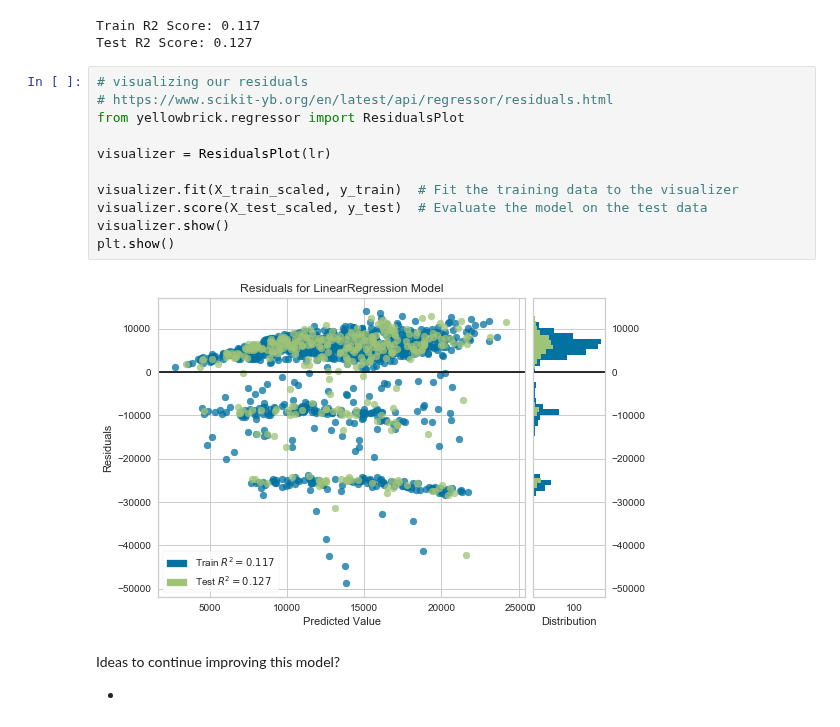
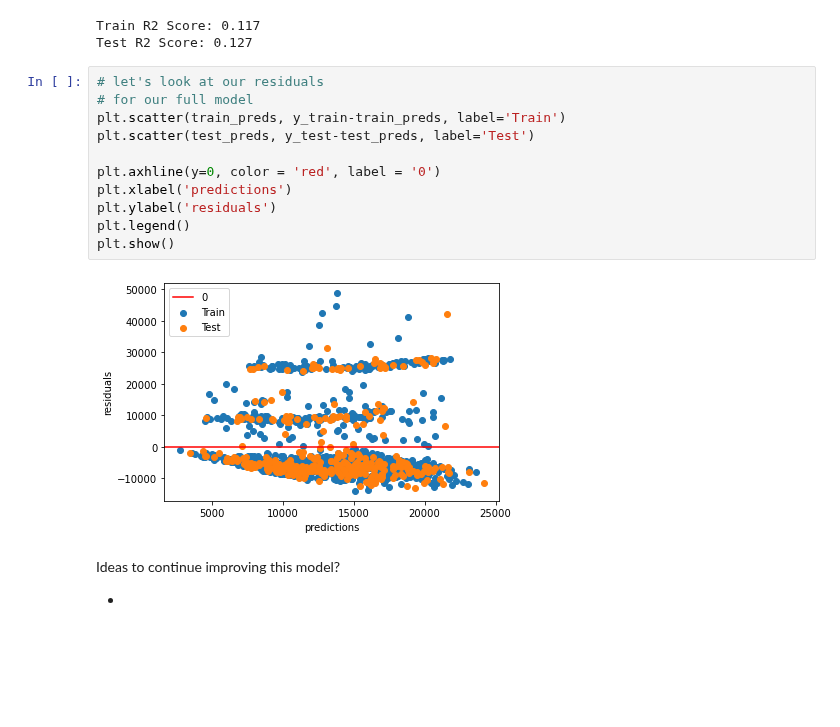
Before and after one commit to lindseyberlin/ds-lesson-hub, a Jupyter notebook: Phase2/LinearRegression-EncodingAndInteractions/EncodingAndInteractions.ipynb, the cells around one changed output. Drawn from its saved outputs; the diff is of its cells as text; blank space fills up the shorter version.

Commit message:
Remove yellowbrick library and fix missing import

```diff
--- a/Phase2/LinearRegression-EncodingAndInteractions/EncodingAndInteractions.ipynb
+++ b/Phase2/LinearRegression-EncodingAndInteractions/EncodingAndInteractions.ipynb
@@ -116,19 +118,19 @@ print(f"Test R2 Score: {r2_score(y_test, test_preds):.3f}")
 # %% [output]
 Train R2 Score: 0.117
 Test R2 Score: 0.127
-# %%
-# visualizing our residuals
-# https://www.scikit-yb.org/en/latest/api/regressor/residuals.html
-from yellowbrick.regressor import ResidualsPlot
-
-visualizer = ResidualsPlot(lr)
-
-visualizer.fit(X_train_scaled, y_train)  # Fit the training data to the visualizer
-visualizer.score(X_test_scaled, y_test)  # Evaluate the model on the test data
-visualizer.show()
-plt.show()
-# %% [output]
-[figure, removed]
+# %%
+# let's look at our residuals
+# for our full model
+plt.scatter(train_preds, y_train-train_preds, label='Train')
+plt.scatter(test_preds, y_test-test_preds, label='Test')
+
+plt.axhline(y=0, color = 'red', label = '0')
+plt.xlabel('predictions')
+plt.ylabel('residuals')
+plt.legend()
+plt.show()
+# %% [output]
+[figure, added]
 # %% [markdown]
 Ideas to continue improving this model?
 
```
Also changed, not shown: parts of 12 cells of this notebook.
